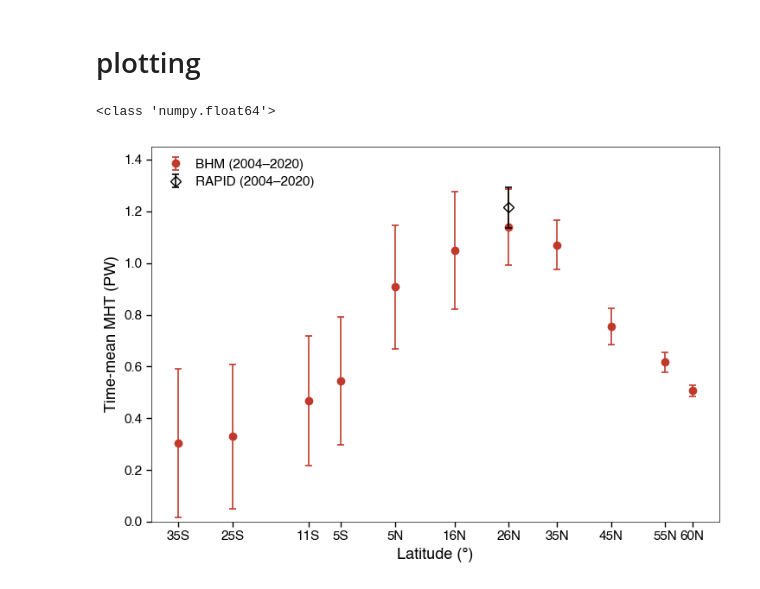
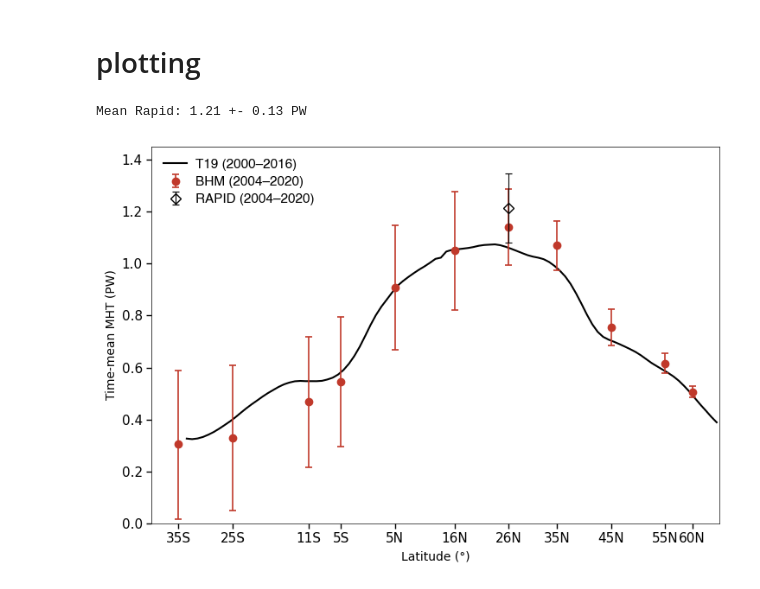
Before and after one commit to lea-dietz/masterthesis, a Jupyter notebook: coding/mht_timeseries.ipynb, the cells around one changed output. Saved outputs shown, nothing was run; the diff lists cells and outputs as text; code cells hidden in the pictures.

Commit message:
WIP plot 8

```diff
--- a/coding/mht_timeseries.ipynb
+++ b/coding/mht_timeseries.ipynb
@@ -227,0 +473,18 @@ print(its_eff)
+# %%
+# mht rapid is 3 obs per months -> lag 1 ~ 10 days, lag 10 ~ 3 month
+
+mht_rapid_data = mht_rapid_dict["ds"].dropna("time")
+mht_rapid_std = mht_rapid_dict["std"]
+
+acf_values, lags, sample_sizes = acf_calc_plot(mht_rapid_data, plot=False)
+
+SE, its, N_eff_0cross, DOF = standard_error(mht_rapid_data, mht_rapid_std, del_t=10, method="0cross")
+print(f"Standard error of the mean: {SE:.4f} PW")
+print(f"Integral time scale: {its:.2f} days, Effective sample size: {N_eff_0cross:.2f}")
+# print(f"Degrees of freedom: {DOF:.2f}")
+
+_ = acf_calc_plot(mht_rapid_data, N_eff=N_eff_0cross, plot=True)
+
+total_unc_rapid = SE + total_bias_err
+
+print(f"Total uncertainty (standard error + bias error): {total_unc_rapid:.2f} PW")
@@ -228,9 +496,5 @@ print(its_eff)
 # %% [markdown]
 # plotting
-# %%
-print(type(lats[0]))
-# %% [output]
-<class 'numpy.float64'>
 # %%
 
 fig, ax = plt.subplots(figsize=(7.5, 5.2))
@@ -262,45 +526,55 @@ ax.errorbar(
     label="BHM (2004–2020)",
 )
 
+### T19 Mean MHT
+ax.plot(
+    mean_mht_T19.lat.values, mean_mht_T19.values,
+    color="k",
+    linestyle="-",
+    label="T19 (2000–2016)",
+)
+
 ### RAPID data with error bar
 ax.errorbar(
     26., mht_rapid_dict["mean"],
-    yerr=unc_tot,
+    yerr=total_unc_rapid,
     fmt='D',                      # diamond marker
     markerfacecolor='none',
     markeredgecolor='black',
     markersize=6,
     ecolor="black",
-    elinewidth=1.2,
+    elinewidth=0.8,
     capsize=3,
-    capthick=1.2,
+    capthick=0.8,
     label="RAPID (2004–2020)",
     zorder=5,
 )
+
 
 ax.set_ylabel("Time-mean MHT (PW)")
 ax.set_xlabel("Latitude (°)")
 ax.set_ylim(0.0, 1.45)
 ax.set_xlim(-40, 65)
 
 xtick_pos    = [-35, -25, -11, -5,  5,  16, 26, 35, 45, 55, 60]
 xtick_labels = ["35S","25S","11S","5S","5N","16N","26N","35N","45N","55N","60N"]
 ax.set_xticks(xtick_pos)
 ax.set_xticklabels(xtick_labels, fontsize=11)
 ax.yaxis.set_major_locator(mticker.MultipleLocator(0.2))
 ax.tick_params(axis="both", which="major", length=4, width=1.0, labelsize=11)
 
 legend = ax.legend(
     loc="upper left",
     frameon=False,
     fontsize=11,
     handlelength=1.8,
     handletextpad=0.6,
     labelspacing=0.4,
 )
-
+print(f"Mean Rapid: {mht_rapid_dict["mean"].values:.2f} +- {total_unc_rapid:.2f} PW")
 plt.tight_layout()
 # plt.savefig("mht_plot.pdf", dpi=150, bbox_inches="tight")
 plt.show()
 # %% [output]
+Mean Rapid: 1.21 +- 0.13 PW
-[figure, old version]
+[figure, new version]
```
Also changed, not shown: parts of 28 cells of this notebook, 3 other files.
